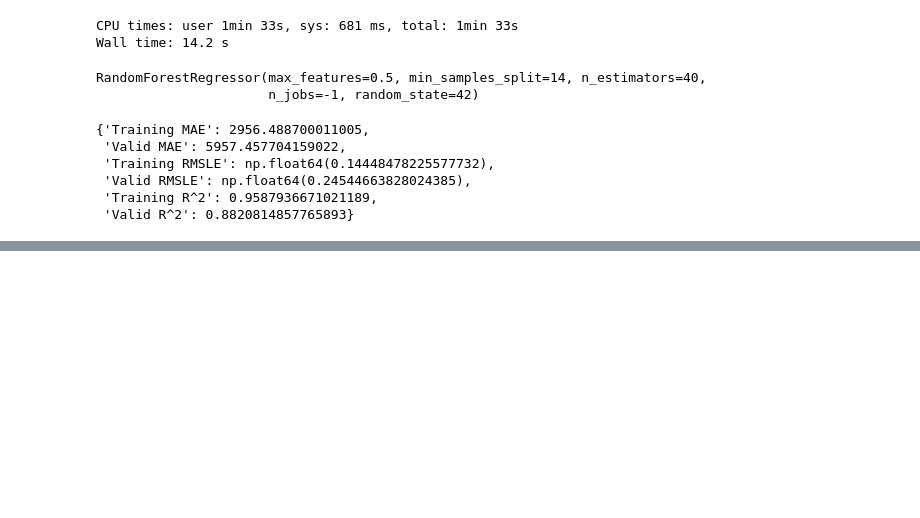
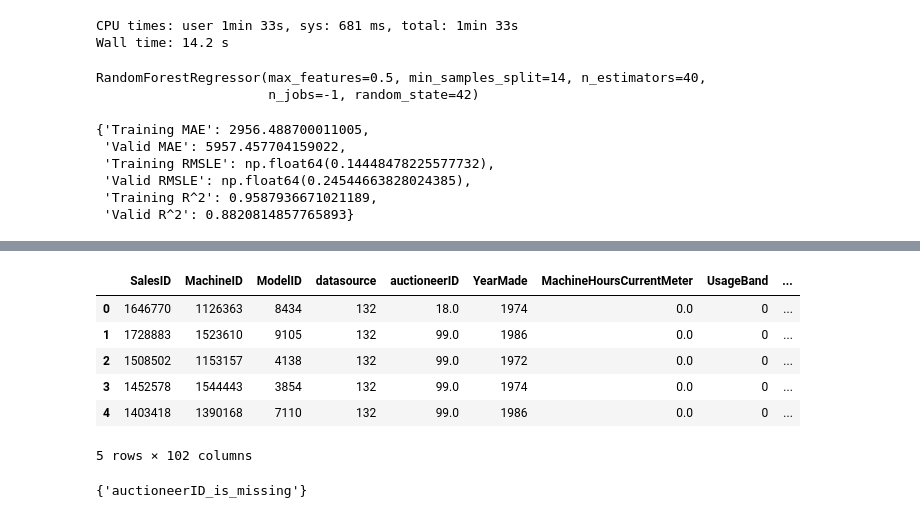
Before and after one commit to Pandagan-85/ZTM-Machine-learning, a Jupyter notebook: bulldozer-price-prediction-project/end-to-end-bulldozer-price-regression.ipynb, the cells around one changed output, grey strips where cells are left out. Cells and saved outputs as stored; diff of their text form; code cells hidden in the pictures; blank space fills up the shorter version.

```diff
--- a/bulldozer-price-prediction-project/end-to-end-bulldozer-price-regression.ipynb
+++ b/bulldozer-price-prediction-project/end-to-end-bulldozer-price-regression.ipynb
@@ -965,0 +1107,16 @@ show_scores(ideal_model)
+# %%
+X_train.head()
+# %% [output]
+|  | SalesID | MachineID | ModelID | datasource | auctioneerID | YearMade | MachineHoursCurrentMeter | UsageBand | ... |
+| 0 | 1646770 | 1126363 | 8434 | 132 | 18.0 | 1974 | 0.0 | 0 | ... |
+| 1 | 1728883 | 1523610 | 9105 | 132 | 99.0 | 1986 | 0.0 | 0 | ... |
+| 2 | 1508502 | 1153157 | 4138 | 132 | 99.0 | 1972 | 0.0 | 0 | ... |
+| 3 | 1452578 | 1544443 | 3854 | 132 | 99.0 | 1974 | 0.0 | 0 | ... |
+| 4 | 1403418 | 1390168 | 7110 | 132 | 99.0 | 1986 | 0.0 | 0 | ... |
+5 rows × 102 columns
+# %%
+# We can find how the columns differ using sets
+
+set(X_train.columns) - set(df_test.columns)
+# %% [output]
+{'auctioneerID_is_missing'}
```
Also changed, not shown: parts of 26 cells of this notebook, 1 other file.
